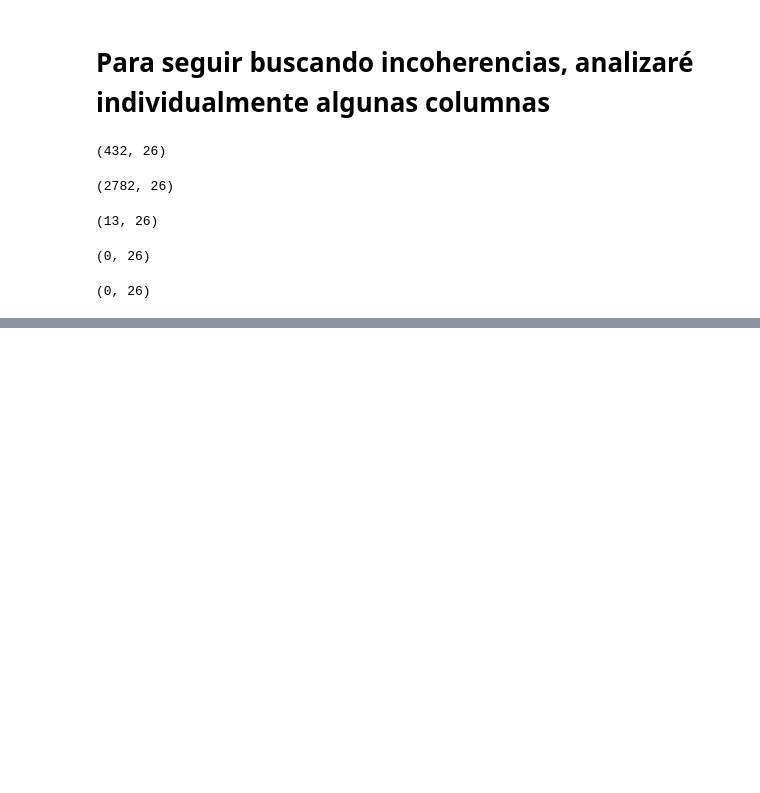
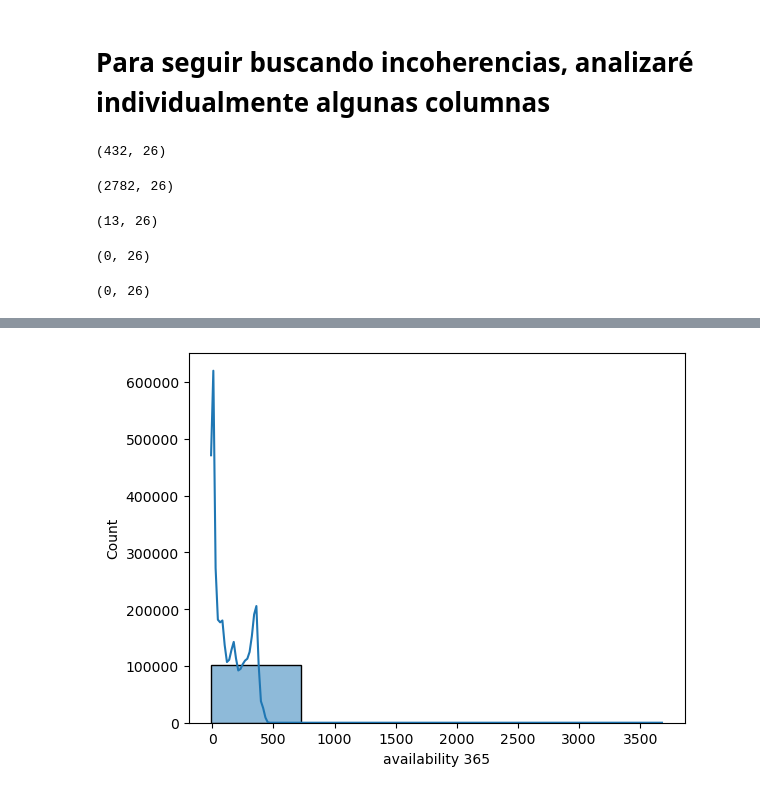
Before and after one commit to OscarFdz24/ProyectoEDA_Airbnb_Evolve, a Jupyter notebook: notebooks/eda.ipynb, the cells around one changed output, grey strips where cells are left out. Drawn from its saved outputs; the diff is of its cells as text; code cells hidden in the pictures; blank space fills up the shorter version.

```diff
--- a/notebooks/eda.ipynb
+++ b/notebooks/eda.ipynb
@@ -182,0 +274,6 @@ airbnb_df[(airbnb_df["reviews per month"] > 0) & (airbnb_df["number of reviews"]
+# %%
+# Aqui realizamos un histograma de las columna "availability 365", donde también podemos ver gran cantidad de outliers
+sns.histplot(x=airbnb_df["availability 365"], bins=5, kde=True)
+plt.show();
+# %% [output]
+[figure, added]
```
Also changed, not shown: parts of 16 cells of this notebook.
